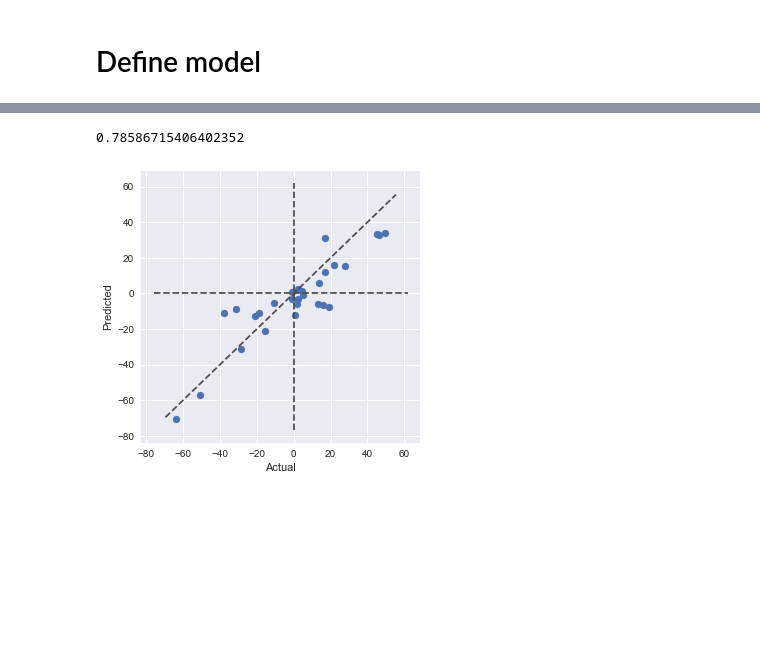
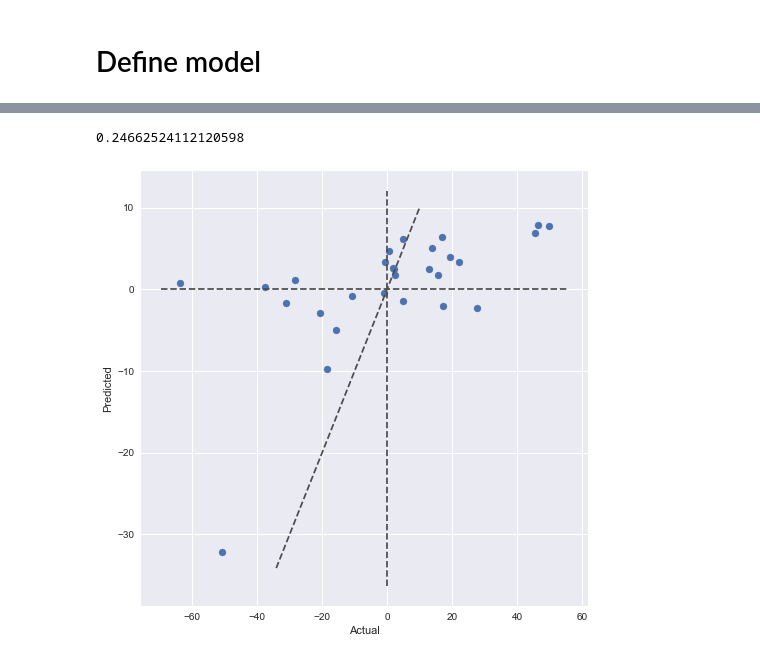
Before and after one commit to yjiao/codeforces_predict, a Jupyter notebook: keras_v2.ipynb, the cells around one changed output, grey strips where cells are left out. Cells and saved outputs as stored; diff of their text form; code cells hidden in the pictures; blank space fills up the shorter version.

Commit message:
rewrote gru training, got rid of wide and deep networks

```diff
--- a/keras_v2.ipynb
+++ b/keras_v2.ipynb
@@ -55,4 +83,5 @@ correct_cols = [c for c in correct_cols if c not in tags]
 # %%
 reload(keras_functions)
-_, _, _, _, colnames = keras_functions.get_train_data(['tourist'], binvars, correct_cols, maxtimepts)
+maxtimepts = 200
+X, Y, lens_tr, maxt, colnames = keras_functions.get_train_data(['sanket407'], binvars, correct_cols, maxtimepts) #jiyutian
 # %% [output]
@@ -218,8 +143,9 @@ array(['CHALLENGED', 'COMPILATION_ERROR', 'CONTESTANT', 'GYM',
 # Define model
 # %%
 reload(keras_functions)
-batchsize = [1, X[0].shape[1], X[0].shape[2]]
-gru1 = 10
-gru2 = 1
-dense = 10
+batchsize = X[0].shape
+gru1 = 6
+gru2 = 3
+dense = 50
 model = keras_functions.create_model([gru1, gru2, dense], batchsize)
+model.summary()
@@ -244,5 +154,5 @@ _________________________________________________________________
 # %%
-optimizer = keras.optimizers.RMSprop(lr=0.01, rho=0.9, epsilon=1e-08, decay=0.0)
+optimizer = keras.optimizers.RMSprop(lr=0.01, decay=0.01)
 model.compile(optimizer=optimizer,
               loss='mean_squared_error',
               metrics=['mae'])
@@ -325,0 +159,12 @@ for i in range(epochs):
+# %%
+history = []
+epochs = 100
+ymax = 300.0
+
+xin = X[0]/xmax
+yin = Y[0]/ymax
+
+for i in range(epochs):
+    h = model.fit(xin, yin, epochs=1, shuffle=False, batch_size=batchsize[0], verbose=1)
+    model.reset_states()
+    history.append(h)
@@ -337,22 +191,22 @@ plt.plot(mae)
 # %%
 model.reset_states()
-y_pred = model.predict([xwide, xin], batch_size=X[0].shape[0])
+#y_pred = model.predict([xwide, xin], batch_size=X[0].shape[0])
+y_pred = model.predict(xin, batch_size=X[0].shape[0])
 
 y_pred = np.concatenate(y_pred)
-#y_pred = y_pred.reshape(timesteps)*200.0
-y_pred = y_pred*maxy
+y_pred = y_pred*ymax
 
-plt.rcParams['figure.figsize'] = (5,5)
+plt.rcParams['figure.figsize'] = (8,8)
 plt.scatter(Y[s], y_pred)
 ax = plt.gca()
 diag = max(ax.get_xlim(), ax.get_ylim())
 ax.plot(diag, diag, ls="--", c=".3")
 ax.plot([0,0], ax.get_ylim(), ls="--", c=".3")
 ax.plot(ax.get_xlim(), [0,0], ls="--", c=".3")
 plt.xlabel('Actual')
 plt.ylabel('Predicted')
 
 r2_score(Y[s], y_pred)
 # %% [output]
-0.78586715406402352
+0.24662524112120598
-[figure, old version]
+[figure, new version]
```
Also changed, not shown: parts of 20 cells of this notebook, 1 other file.
